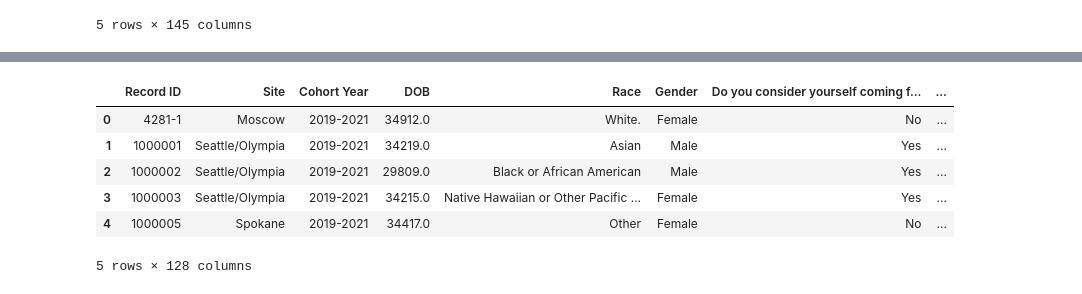
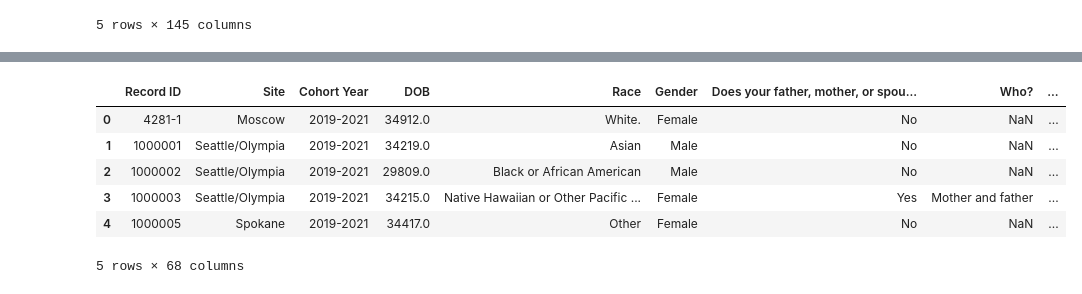
Before and after one commit to Kan-Singh/AHEC_RuralSurveyData, a Jupyter notebook: scripts/cleaning.ipynb, the cells around one changed output, grey strips where cells are left out. Cells and saved outputs as stored; diff of their text form; code cells hidden in the pictures.

```diff
--- a/scripts/cleaning.ipynb
+++ b/scripts/cleaning.ipynb
@@ -168,0 +222,4 @@ col_labels = {
+# %%
+for col in df.columns:
+    if "Interprofessional collaboration" in col:
+        print(repr(col))
@@ -189,29 +289,54 @@ KeyError: "['Please explain', 'APR.No IDENTIFIER', 'APR.Record ID', 'APR.GENDER'
 # %%
 #final
 
 df['citizenship_status'] = df.apply(classify_citizenship, axis=1)
 df['worked_rural_orUnderserved'] = df.apply(workedRuralOrUnderserved, axis=1)
 df['intended_rural_orUnderserved'] = df.apply(intentions, axis=1)
 df['cameFrom_rural_orUnderserved'] = df.apply(childhoodHome, axis=1)
 
 
 
 
 
 
 df = df.drop(columns=[col_citizen, col_visa])
 df = df.drop(columns=[col_DL, col_Y,  col_AW, col_AY])
 df = df.drop(columns = [col_AV])
 df = df.drop(columns = [col_DJ, col_DK])
 #SHOULD I DROP T and AH or is that information useful, still?
-
+df = df.drop(columns = ["Are you from a non-rural underserved community*?    *Urban community that includes members of minority populations or individuals who have experienced health disparities.", "Where? What community? ", "Please explain2", "Specify other", "Signature", "Column3", "Date", "Planned setting of occupation after program", "APR.STATUS", "APR.INTENTIONS", "APR.DISADV", "APR.RURAL", "APR.DOB", "If you answered 'yes', please complete question 2b. below. If not, please continue to question 3.   2b. Select the barriers you experienced in finding a position in the medically underserved community, rural community, and/or primary care? Select all that",
+"If you answered 'yes', please complete question 2b. below. If not, please continue to question 3.   2b. Select the barriers you experienced in finding a position in the medically underserved community, rural community, and/or primary care? Select all t2",
+"If you answered 'yes', please complete question 2b. below. If not, please continue to question 3.   2b. Select the barriers you experienced in finding a position in the medically underserved community, rural community, and/or primary care? Select all t3",
+"If you answered 'yes', please complete question 2b. below. If not, please continue to question 3.   2b. Select the barriers you experienced in finding a position in the medically underserved community, rural community, and/or primary care? Select all t4",
+"If you answered 'yes', please complete question 2b. below. If not, please continue to question 3.   2b. Select the barriers you experienced in finding a position in the medically underserved community, rural community, and/or primary care? Select all t5",
+"If you answered 'yes', please complete question 2b. below. If not, please continue to question 3.   2b. Select the barriers you experienced in finding a position in the medically underserved community, rural community, and/or primary care? Select all t6",
+"If you answered 'yes', please complete question 2b. below. If not, please continue to question 3.   2b. Select the barriers you experienced in finding a position in the medically underserved community, rural community, and/or primary care? Select all t7",
+"If you answered 'yes', please complete question 2b. below. If not, please continue to question 3.   2b. Select the barriers you experienced in finding a position in the medically underserved community, rural community, and/or primary care? Select all t8",
+"If you answered 'yes', please complete question 2b. below. If not, please continue to question 3.   2b. Select the barriers you experienced in finding a position in the medically underserved community, rural community, and/or primary care? Select all t9",
+"If you answered 'yes', please complete question 2b. below. If not, please continue to question 3.   2b. Select the barriers you experienced in finding a position in the medically underserved community, rural community, and/or primary care? Select all t10",
+"If you answered 'yes' to 2a, but none of the choices in 2b apply, please explain your answer for 'Other' here . ", '\xa0',
+'\xa02',
+'\xa03',
+'\xa04',
+'\xa05',
+'\xa06',
+'\xa07',
+'\xa08',
+'\xa09',
+'\xa010',
+'\xa011',
+'\xa012',
+'\xa013',
+'\xa014',
+'\xa015',
+'\xa016'])
 
 df.head()
 # %% [output]
-|  | Record ID | Site | Cohort Year | DOB | Race | Gender | Do you consider yourself coming f... | ... |
-| 0 | 4281-1 | Moscow | 2019-2021 | 34912.0 | White. | Female | No | ... |
-| 1 | 1000001 | Seattle/Olympia | 2019-2021 | 34219.0 | Asian | Male | Yes | ... |
-| 2 | 1000002 | Seattle/Olympia | 2019-2021 | 29809.0 | Black or African American | Male | Yes | ... |
-| 3 | 1000003 | Seattle/Olympia | 2019-2021 | 34215.0 | Native Hawaiian or Other Pacific ... | Female | Yes | ... |
-| 4 | 1000005 | Spokane | 2019-2021 | 34417.0 | Other | Female | No | ... |
+|  | Record ID | Site | Cohort Year | DOB | Race | Gender | Does your father, mother, or spou... | Who? | ... |
+| 0 | 4281-1 | Moscow | 2019-2021 | 34912.0 | White. | Female | No | NaN | ... |
+| 1 | 1000001 | Seattle/Olympia | 2019-2021 | 34219.0 | Asian | Male | No | NaN | ... |
+| 2 | 1000002 | Seattle/Olympia | 2019-2021 | 29809.0 | Black or African American | Male | No | NaN | ... |
+| 3 | 1000003 | Seattle/Olympia | 2019-2021 | 34215.0 | Native Hawaiian or Other Pacific ... | Female | Yes | Mother and father | ... |
+| 4 | 1000005 | Spokane | 2019-2021 | 34417.0 | Other | Female | No | NaN | ... |
-5 rows × 128 columns
+5 rows × 68 columns
```
Also changed, not shown: parts of 6 cells of this notebook, 1 other file.
